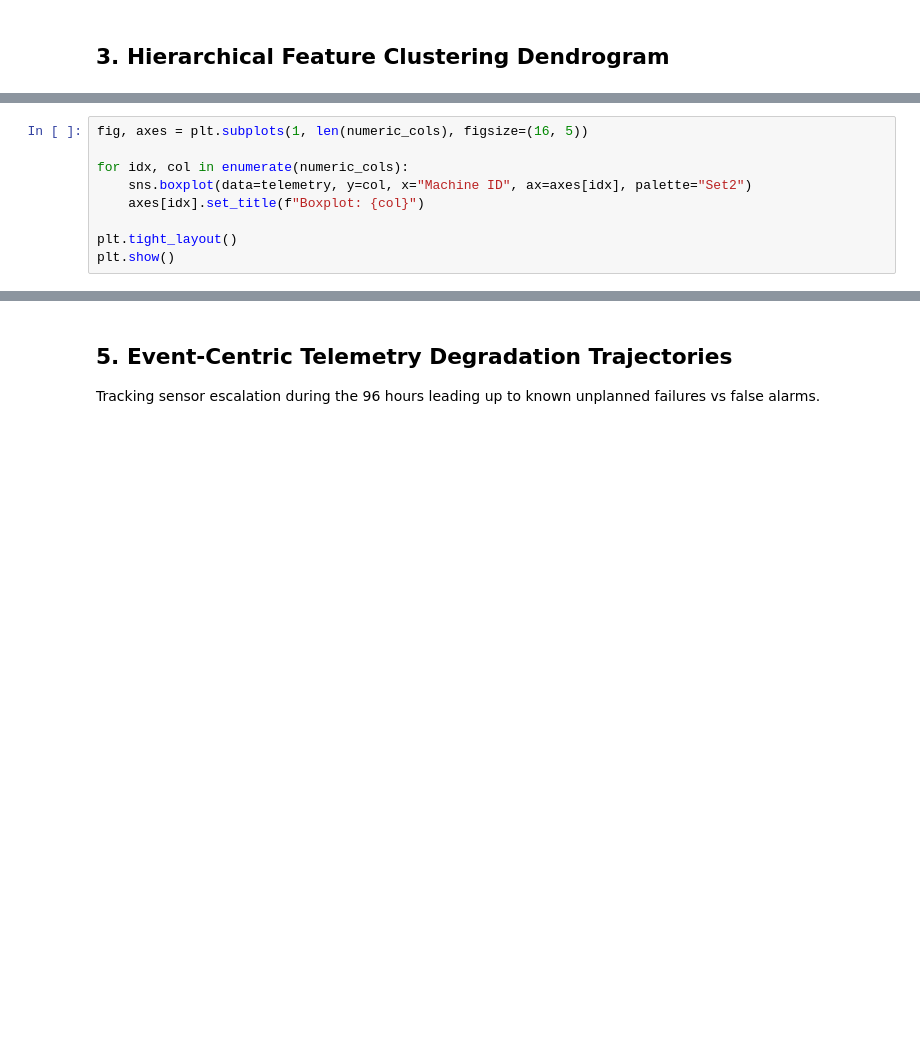
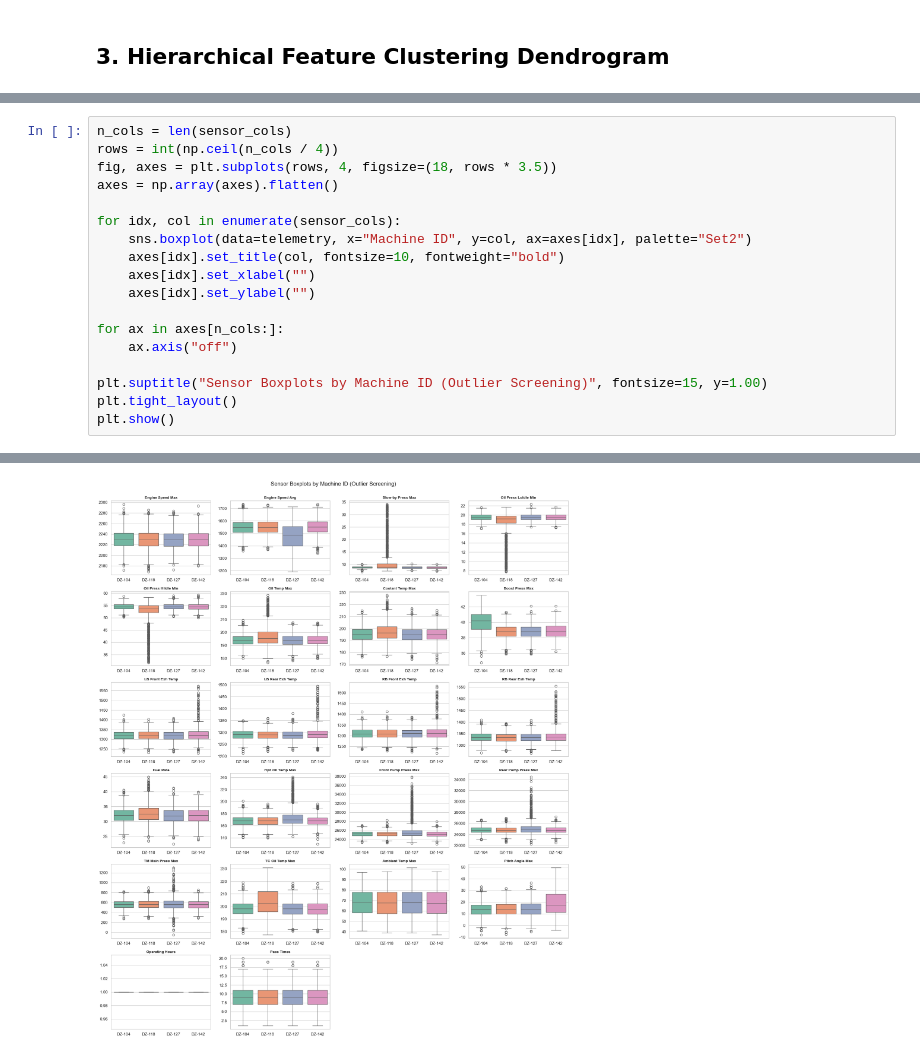
Before and after one commit to givenmanyike-sys/dozer-predictive-maintenance, a Jupyter notebook: notebooks/02_eda.ipynb, the cells around one changed output, grey strips where cells are left out. Cells and saved outputs as stored; diff of their text form; blank space fills up the shorter version.

```diff
--- a/notebooks/02_eda.ipynb
+++ b/notebooks/02_eda.ipynb
@@ -60,9 +130,19 @@ plt.show()
 # %%
-fig, axes = plt.subplots(1, len(numeric_cols), figsize=(16, 5))
+n_cols = len(sensor_cols)
+rows = int(np.ceil(n_cols / 4))
+fig, axes = plt.subplots(rows, 4, figsize=(18, rows * 3.5))
+axes = np.array(axes).flatten()
 
-for idx, col in enumerate(numeric_cols):
-    sns.boxplot(data=telemetry, y=col, x="Machine ID", ax=axes[idx], palette="Set2")
-    axes[idx].set_title(f"Boxplot: {col}")
+for idx, col in enumerate(sensor_cols):
+    sns.boxplot(data=telemetry, x="Machine ID", y=col, ax=axes[idx], palette="Set2")
+    axes[idx].set_title(col, fontsize=10, fontweight="bold")
+    axes[idx].set_xlabel("")
+    axes[idx].set_ylabel("")
 
+for ax in axes[n_cols:]:
+    ax.axis("off")
+
+plt.suptitle("Sensor Boxplots by Machine ID (Outlier Screening)", fontsize=15, y=1.00)
 plt.tight_layout()
 plt.show()
+# %% [output]
@@ -69,4 +166 @@ plt.show()
+[figure, added]
-# %% [markdown]
-## 5. Event-Centric Telemetry Degradation Trajectories
-
-Tracking sensor escalation during the 96 hours leading up to known unplanned failures vs false alarms.
```
Also changed, not shown: parts of 12 cells of this notebook, 3 other files.
